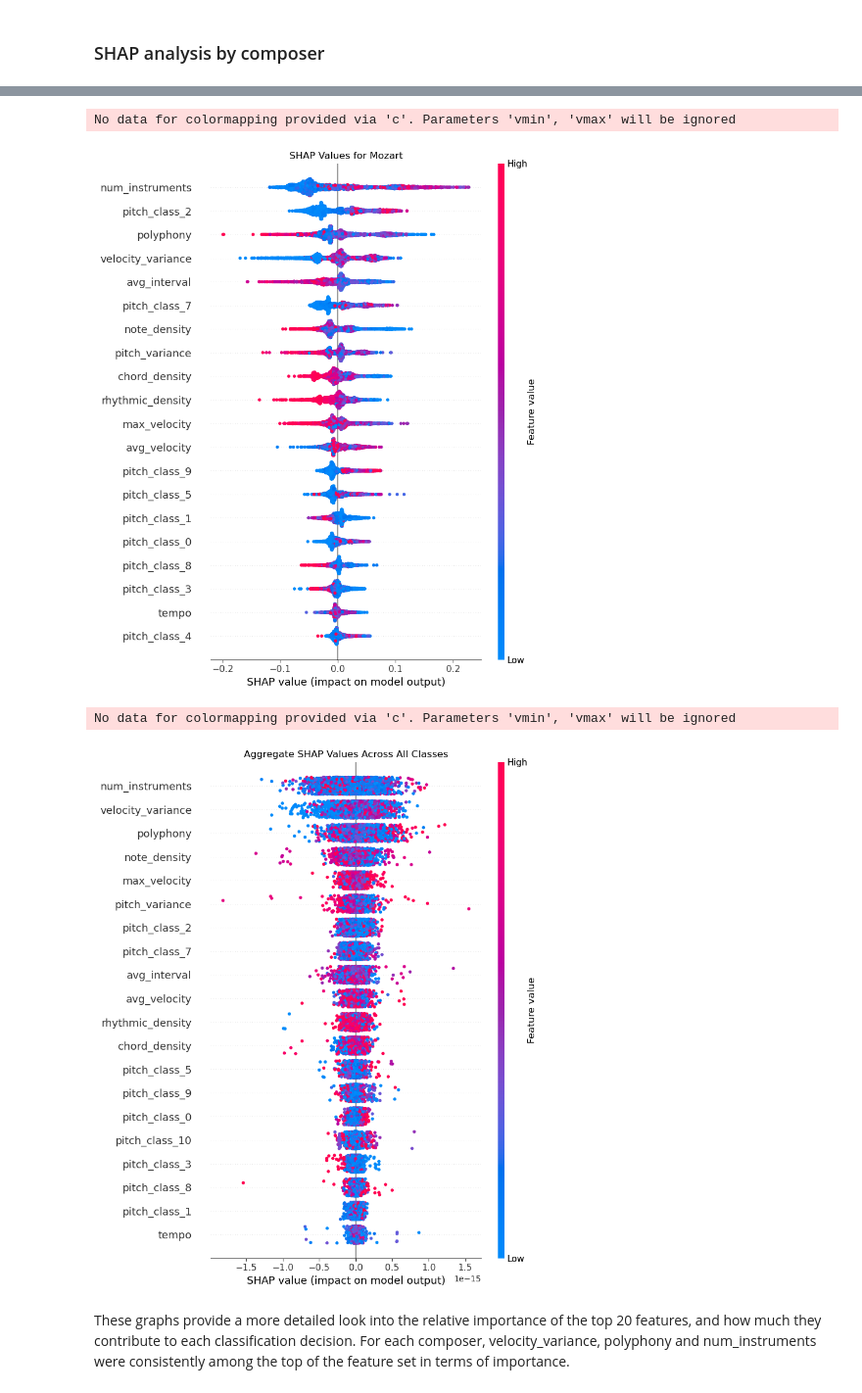
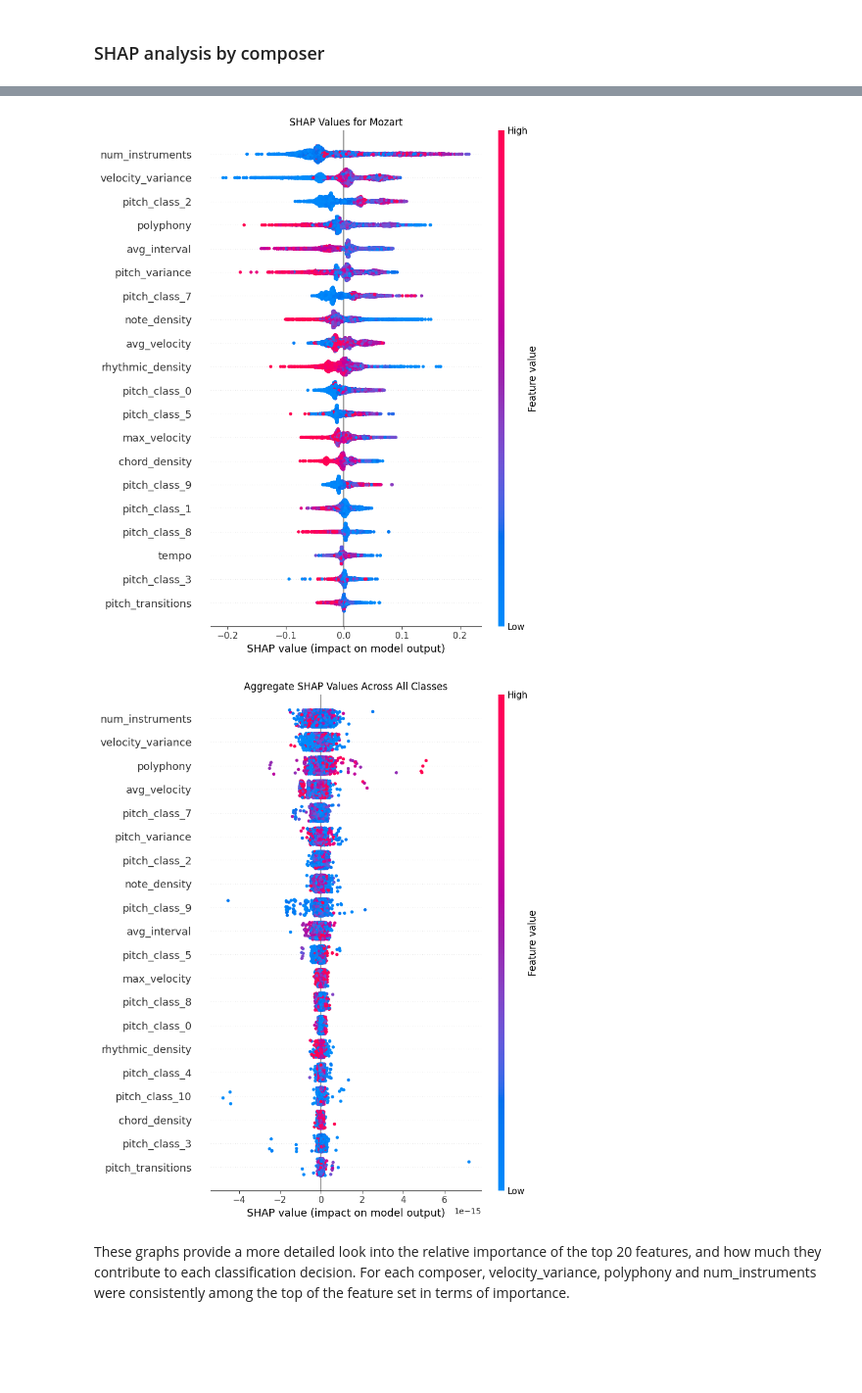
Before and after one commit to lisanvo/aai511-final-project, a Jupyter notebook: FP 0805-1930.ipynb, the cells around one changed output, grey strips where cells are left out. Shown at 98% size. Drawn from its saved outputs; the diff is of its cells as text; code cells hidden in the pictures; blank space fills up the shorter version.

```diff
--- a/FP 0805-1930.ipynb
+++ b/FP 0805-1930.ipynb
@@ -614,11 +612,11 @@ As with the Random Forest Gini importance plot, we see that the most important f
 # %% [markdown]
 ### SHAP analysis by composer
 # %%
-n_classes = np.array(shap_values).shape[0]
+n_classes = shap_values.shape[2]
 
 # Plot detailed SHAP summary for each class
 for i in range(n_classes):
-    class_shap_values = np.array(shap_values)[i, :, :]
+    class_shap_values = shap_values[:, :, i]
     shap.summary_plot(class_shap_values, df_X_train_scaled_smote, feature_names=all_feature_names, show=False)
     plt.title(f"SHAP Values for {class_names[i]}")
 
@@ -626,7 +624,7 @@ for i in range(n_classes):
     plt.show()
 
 # Plot aggregate SHAP values
-aggregate_shap_values = np.array(shap_values).sum(axis=0)
+aggregate_shap_values = shap_values.sum(axis=2)
 shap.summary_plot(aggregate_shap_values, df_X_train_scaled_smote, feature_names=all_feature_names, show=False)
 plt.title("Aggregate SHAP Values Across All Classes")
 plt.tight_layout()
@@ -641,7 +636,5 @@ No data for colormapping provided via 'c'. Parameters 'vmin', 'vmax' will be ign
-No data for colormapping provided via 'c'. Parameters 'vmin', 'vmax' will be ignored
-[figure, old version]
+[figure, new version]
-No data for colormapping provided via 'c'. Parameters 'vmin', 'vmax' will be ignored
-[figure, old version]
+[figure, new version]
 # %% [markdown]
 These graphs provide a more detailed look into the relative importance of the top 20 features, and how much they contribute to each classification decision. For each composer, velocity_variance, polyphony and num_instruments were consistently among the top of the feature set in terms of importance.
 # %% [markdown]
```
Also changed, not shown: parts of 29 cells of this notebook.
